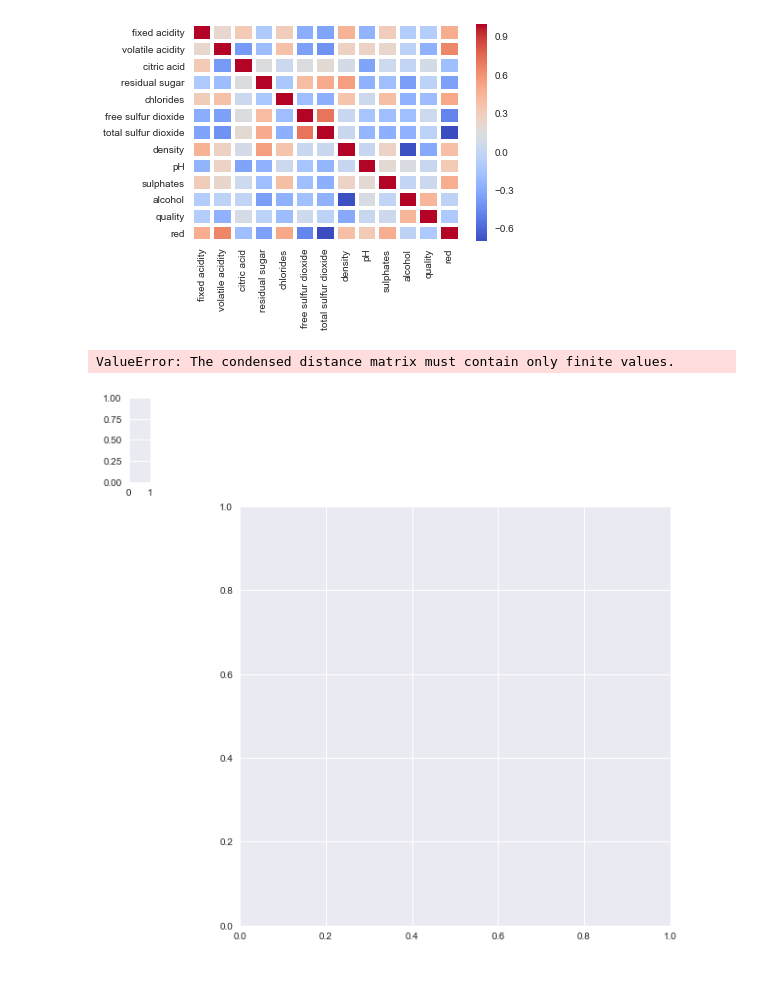
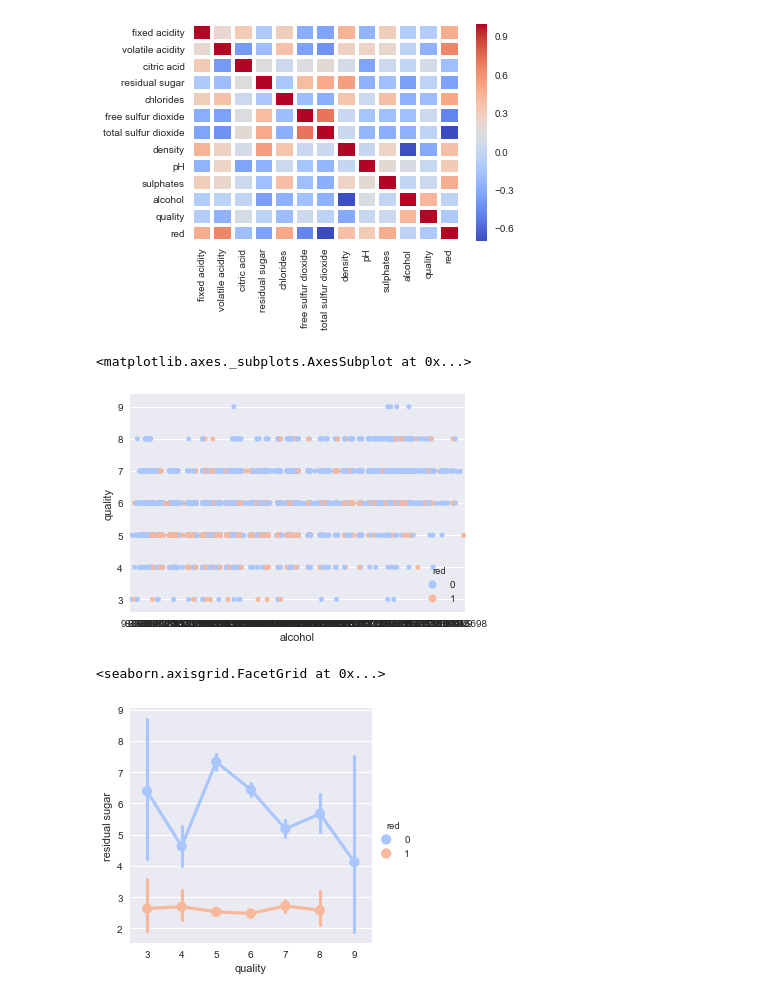
Before and after one commit to ChristopherDaigle/ConvexOptimizationWithPython, a Jupyter notebook: General/DaigleWineWork.ipynb, the cells around one changed output. Saved outputs shown, nothing was run; the diff lists cells and outputs as text; code cells hidden in the pictures.

```diff
--- a/General/DaigleWineWork.ipynb
+++ b/General/DaigleWineWork.ipynb
@@ -153,8 +199,13 @@ sns.heatmap(dfWine.corr(), cmap = 'coolwarm', linecolor = 'white', linewidths =
 # %% [output]
 <matplotlib.axes._subplots.AxesSubplot at 0x...>
 [figure]
-# %%
-sns.clustermap(byType, cmap = 'coolwarm')
-# %% [output]
-ValueError: The condensed distance matrix must contain only finite values.
-[figure, removed]
+# %%
+sns.swarmplot(x="alcohol", y="quality",hue='red',data=dfWine, palette="coolwarm")
+# %% [output]
+<matplotlib.axes._subplots.AxesSubplot at 0x...>
+[figure, added]
+# %%
+sns.factorplot(x="quality", y="residual sugar", hue='red', data=dfWine, palette="coolwarm")
+# %% [output]
+<seaborn.axisgrid.FacetGrid at 0x...>
+[figure, added]
```
Also changed, not shown: parts of 17 cells of this notebook, 2 other files.
